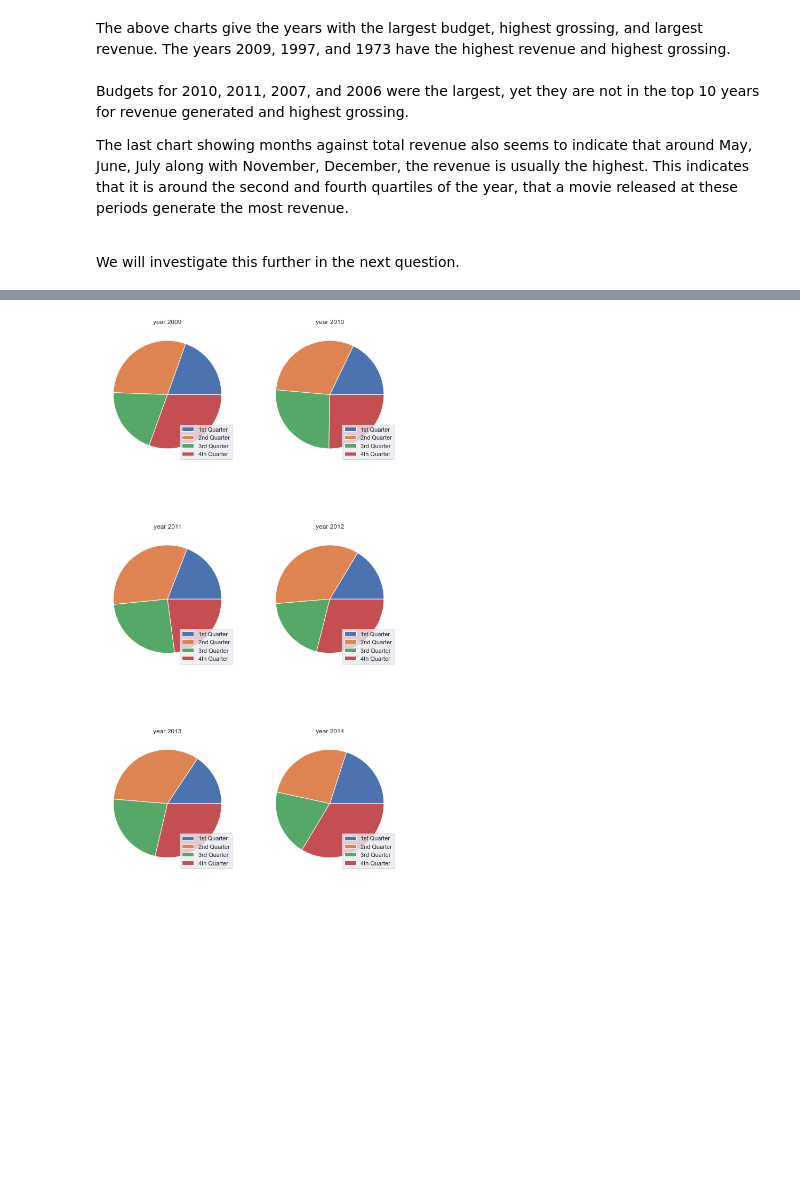
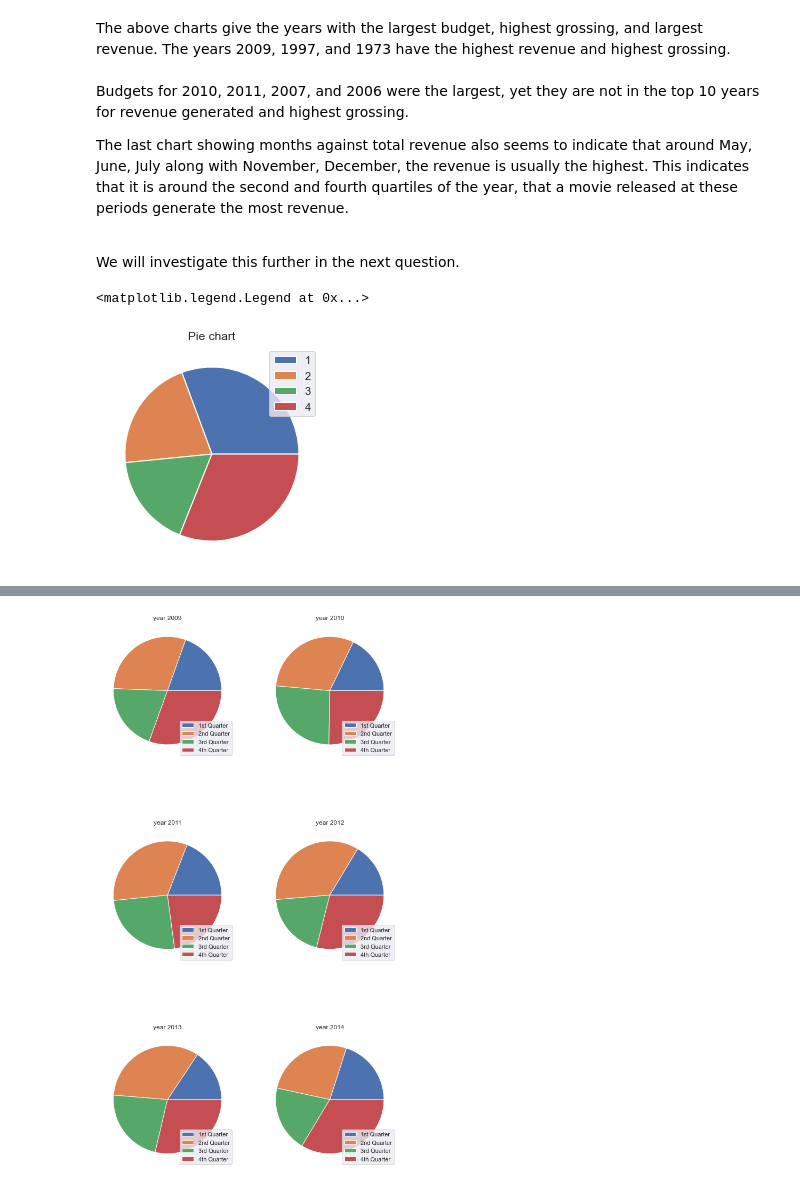
Before and after one commit to DO1795/tmdb_movies_analysis, a Jupyter notebook: Investigating_a_dataset.ipynb, the cells around one changed output, grey strips where cells are left out. Drawn from its saved outputs; the diff is of its cells as text; code cells hidden in the pictures; blank space fills up the shorter version.

```diff
--- a/Investigating_a_dataset.ipynb
+++ b/Investigating_a_dataset.ipynb
@@ -677,3 +782,10 @@ The last chart showing months against total revenue also seems to indicate that
 
 <br>
 We will investigate this further in the next question.
+# %%
+plt.pie(df.groupby("season")["revenue"].max())
+plt.title("Pie chart")
+plt.legend(["1", "2", "3", "4"])
+# %% [output]
+<matplotlib.legend.Legend at 0x...>
+[figure, added]
```
Also changed, not shown: parts of 88 cells of this notebook.
